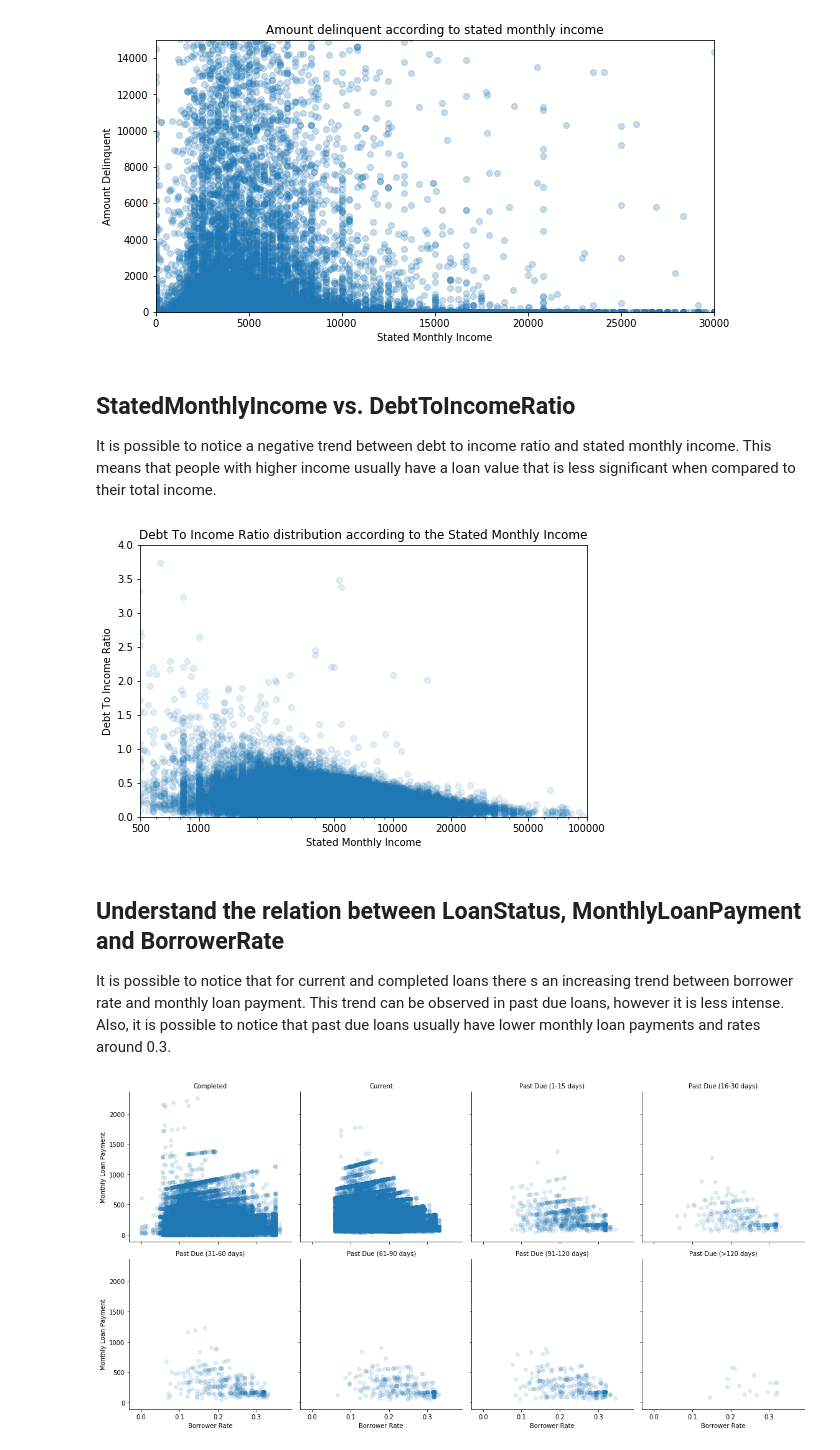
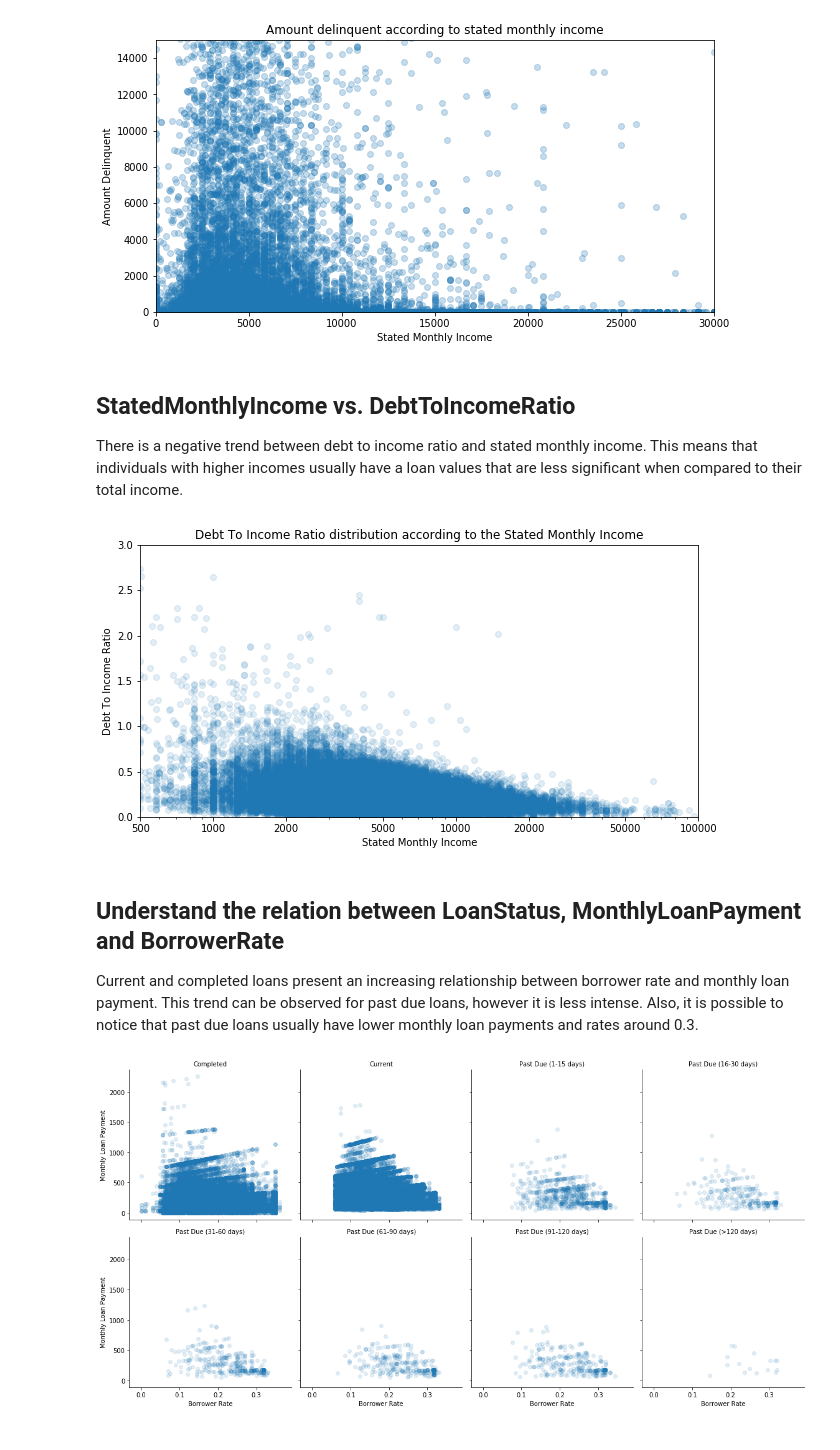
Before and after one commit to dsllt/-Udacity_DA_P5, a Jupyter notebook: Prosper_Loan_slide_deck.ipynb, the cells around one changed output. Saved outputs shown, nothing was run; the diff lists cells and outputs as text; code cells hidden in the pictures.

```diff
--- a/Prosper_Loan_slide_deck.ipynb
+++ b/Prosper_Loan_slide_deck.ipynb
@@ -230,24 +240,24 @@ plt.show();
 [figure]
 # %% [markdown]
 ## StatedMonthlyIncome vs. DebtToIncomeRatio
-It is possible to notice a negative trend between debt to income ratio and stated monthly income. This means that people with higher income usually have a loan value that is less significant when compared to their total income.
+There is a negative trend between debt to income ratio and stated monthly income. This means that individuals with higher incomes usually have a loan values that are less significant when compared to their total income.
 # %%
-x_ticks = [500, 1000, 5000, 10000,20000, 50000,100000]
-plt.figure(figsize=[8, 5])
+x_ticks = [500, 1000,2000, 5000, 10000,20000, 50000,100000]
+plt.figure(figsize=[10, 5])
 plt.scatter(data = df, x = 'StatedMonthlyIncome', y = 'DebtToIncomeRatio',  alpha = 1/8)
 plt.xlabel('Stated Monthly Income')
 plt.ylabel('Debt To Income Ratio')
 plt.xscale('log')
 plt.xticks(x_ticks, x_ticks)
 plt.xlim(500,100000)
-plt.ylim(0,4)
+plt.ylim(0,3)
 plt.title('Debt To Income Ratio distribution according to the Stated Monthly Income')
 plt.show();
 # %% [output]
-[figure, old version]
+[figure, new version]
 # %% [markdown]
 ## Understand the relation between LoanStatus, MonthlyLoanPayment and BorrowerRate
-It is possible to notice that for current and completed loans there s an increasing trend between borrower rate and monthly loan payment. This trend can be observed in past due loans, however it is less intense. Also, it is possible to notice that past due loans usually have lower monthly loan payments and rates around 0.3.
+Current and completed loans present an increasing relationship between borrower rate and monthly loan payment. This trend can be observed for past due loans, however it is less intense. Also, it is possible to notice that past due loans usually have lower monthly loan payments and rates around 0.3.
 # %%
 g = sb.FacetGrid(data = df, col = 'LoanStatus', size = 4, col_wrap = 4)
 g.map(plt.scatter, 'BorrowerRate','MonthlyLoanPayment', alpha = 1/8)
```
Also changed, not shown: parts of 23 cells of this notebook, 7 other files.
